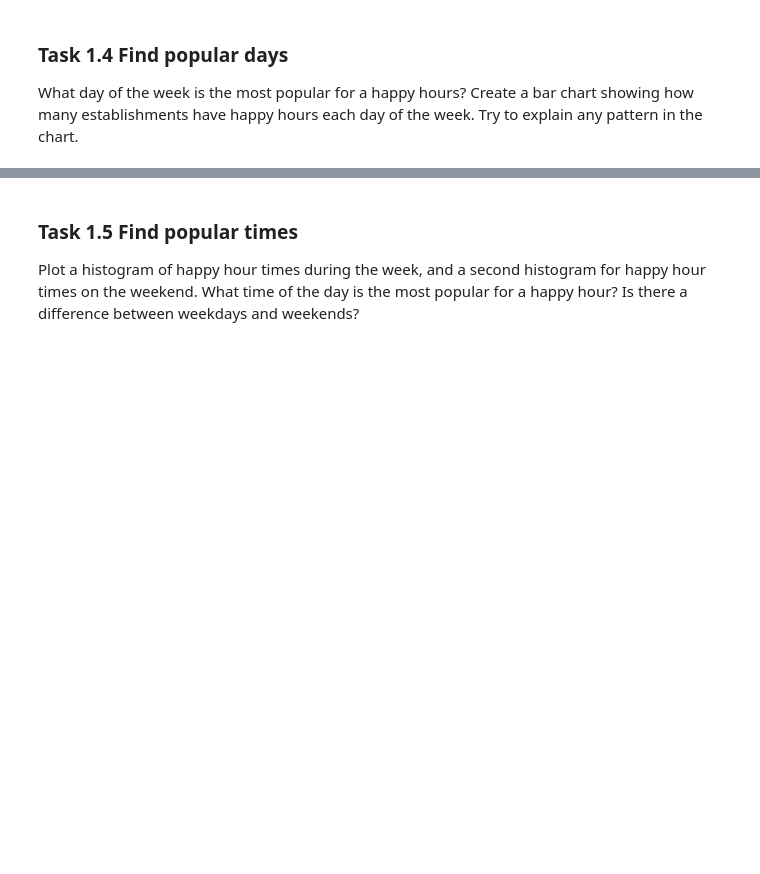
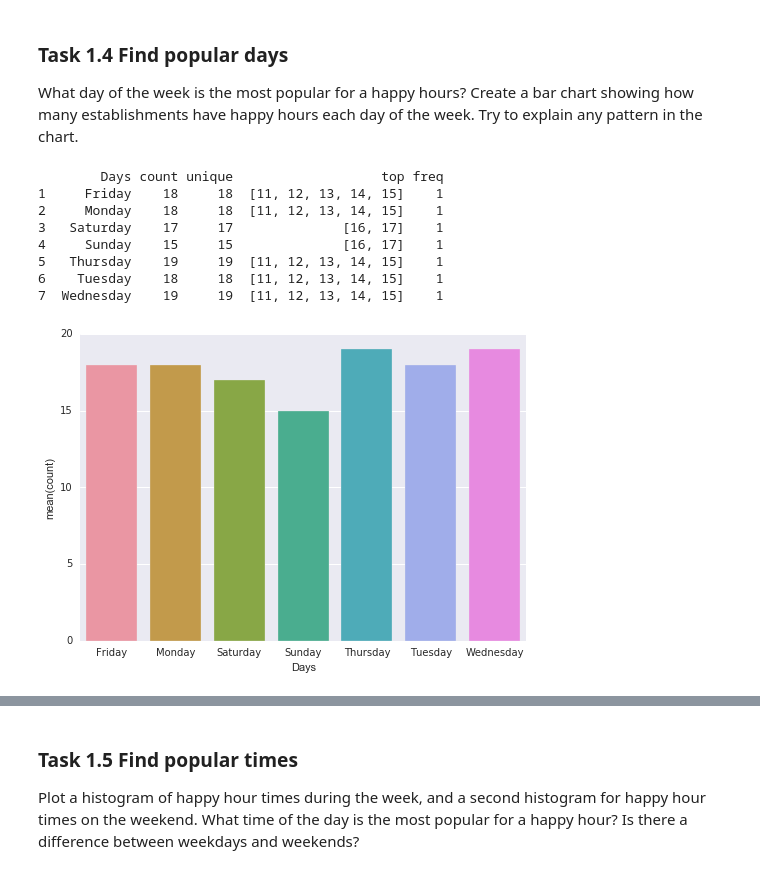
Before and after one commit to Mar-ten/datascience-homeworks, a Jupyter notebook: HW5/2016-HW5.ipynb, the cells around one changed output, grey strips where cells are left out. Drawn from its saved outputs; the diff is of its cells as text; code cells hidden in the pictures; blank space fills up the shorter version.

```diff
--- a/HW5/2016-HW5.ipynb
+++ b/HW5/2016-HW5.ipynb
@@ -41,7 +41,7 @@ import numpy as np
 from pandas import DataFrame
 import matplotlib.pyplot as plt
 %matplotlib inline
-plt.rcParams['figure.figsize'] = (10, 6)
+#plt.rcParams['figure.figsize'] = (12, 12)
 plt.style.use('ggplot')
 # %%
 # Your code here
@@ -248,0 +228,25 @@ df
+# %%
+# Your code here
+from ggplot import *
+import seaborn as sns
+opData = df.describe()
+PlotData = opData.T
+PlotData= PlotData.reset_index()
+PlotData = PlotData.drop(0)
+PlotData = PlotData.drop(8)
+
+PlotData.rename(columns = {"index":"Days"},inplace=True)
+print(PlotData)
+p = ggplot( aes(x = "Days", weight = 'count'),PlotData) + geom_bar(stat="count")
+p
+ax = sns.barplot(x="Days",y = "count", data=PlotData)
+# %% [output]
+        Days count unique                   top freq
+1     Friday    18     18  [11, 12, 13, 14, 15]    1
+2     Monday    18     18  [11, 12, 13, 14, 15]    1
+3   Saturday    17     17              [16, 17]    1
+4     Sunday    15     15              [16, 17]    1
+5   Thursday    19     19  [11, 12, 13, 14, 15]    1
+6    Tuesday    18     18  [11, 12, 13, 14, 15]    1
+7  Wednesday    19     19  [11, 12, 13, 14, 15]    1
+[figure, added]
```
Also changed, not shown: parts of 8 cells of this notebook.
